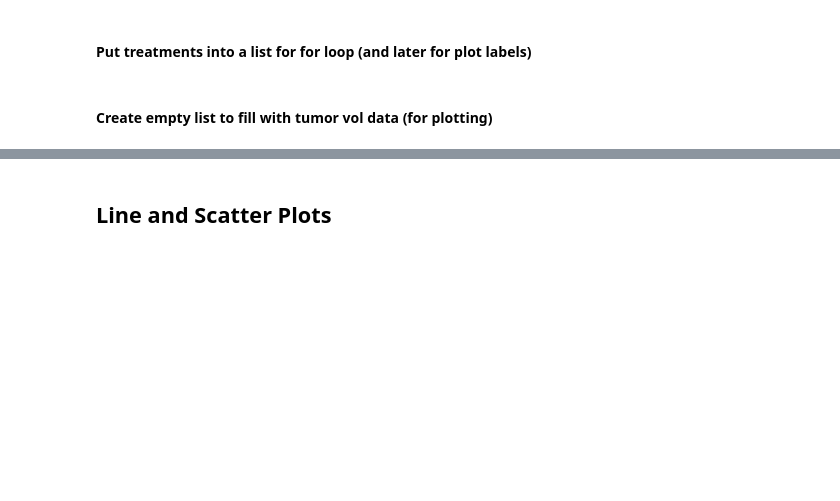
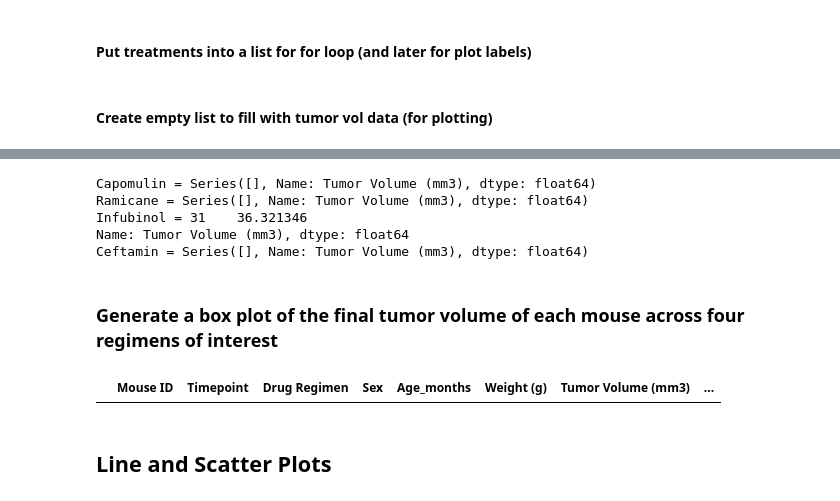
Before and after one commit to naydeenmonzon/Matploblib-Challenge, a Jupyter notebook: pymaceuticals_starter.ipynb, the cells around one changed output, grey strips where cells are left out. Saved outputs shown, nothing was run; the diff lists cells and outputs as text; code cells hidden in the pictures; blank space fills up the shorter version.

```diff
--- a/pymaceuticals_starter.ipynb
+++ b/pymaceuticals_starter.ipynb
@@ -311,3 +307,5 @@ for drug in last_timepoint_df['Drug Regimen']:
+# %%
+Treatments = ['Capomulin', 'Ramicane', 'Infubinol', 'Ceftamin']
 # %% [markdown]
 #### Create empty list to fill with tumor vol data (for plotting)
 # %%
@@ -317,9 +317,0 @@ Tumor_Volume = []
-# %%
-quartiles = last_timepoint_df['Tumor Volume (mm3)'].quantile([.25,.5,.75])
-lowerq = quartiles[0.25]
-upperq = quartiles[0.75]
-iqr = upperq-lowerq
-
-print(f"The lower quartile of Tumor Volume is: {lowerq}")
-print(f"The upper quartile of Tumor Volume is: {upperq}")
-print(f"The interquartile range of Tumor Volume is: {iqr}")
@@ -345,0 +318,32 @@ Values above 93.82025999125004 could be outliers.
+# %%
+for drug in Treatments:
+    final_tumor_vol = last_timepoint_df.loc[last_timepoint_df['Drug Regimen'] == drug, 'Tumor Volume (mm3)']
+    Tumor_Volume.append(final_tumor_vol)
+
+
+    quartiles = final_tumor_vol.quantile([.25,.5,.75])
+    lowerq = quartiles[0.25]
+    upperq = quartiles[0.75]
+    iqr = upperq-lowerq
+    lower_bound = lowerq - (1.5*iqr)
+    upper_bound = upperq + (1.5*iqr)
+    outliers = final_tumor_vol.loc[(final_tumor_vol < lower_bound) | (final_tumor_vol > upper_bound)]
+    print(f'{drug} = {outliers}')
+# %% [output]
+Capomulin = Series([], Name: Tumor Volume (mm3), dtype: float64)
+Ramicane = Series([], Name: Tumor Volume (mm3), dtype: float64)
+Infubinol = 31    36.321346
+Name: Tumor Volume (mm3), dtype: float64
+Ceftamin = Series([], Name: Tumor Volume (mm3), dtype: float64)
+# %% [markdown]
+### Generate a box plot of the final tumor volume of each mouse across four regimens of interest
+# %%
+mouse = []
+for drug in Treatments:
+    mouses = last_timepoint_df.loc[last_timepoint_df['Drug Regimen'] == drug, 'Mouse ID']
+    mouse.append(mouses)
+# %%
+m_df = last_timepoint_df.loc[last_timepoint_df['Mouse ID'].isin(mouse)]
+m_df
+# %% [output]
+|  | Mouse ID | Timepoint | Drug Regimen | Sex | Age_months | Weight (g) | Tumor Volume (mm3) | ... |
```
Also changed, not shown: parts of 11 cells of this notebook.
